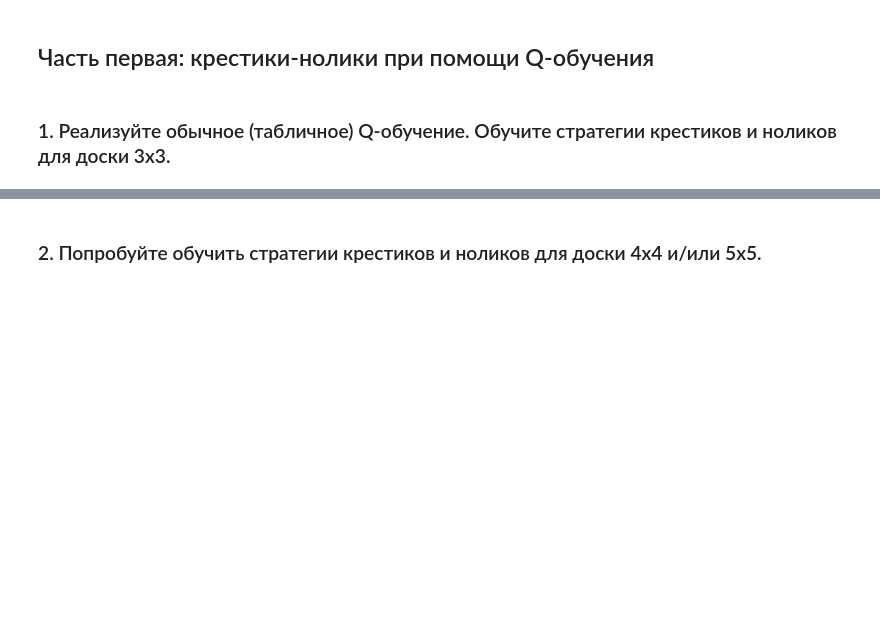
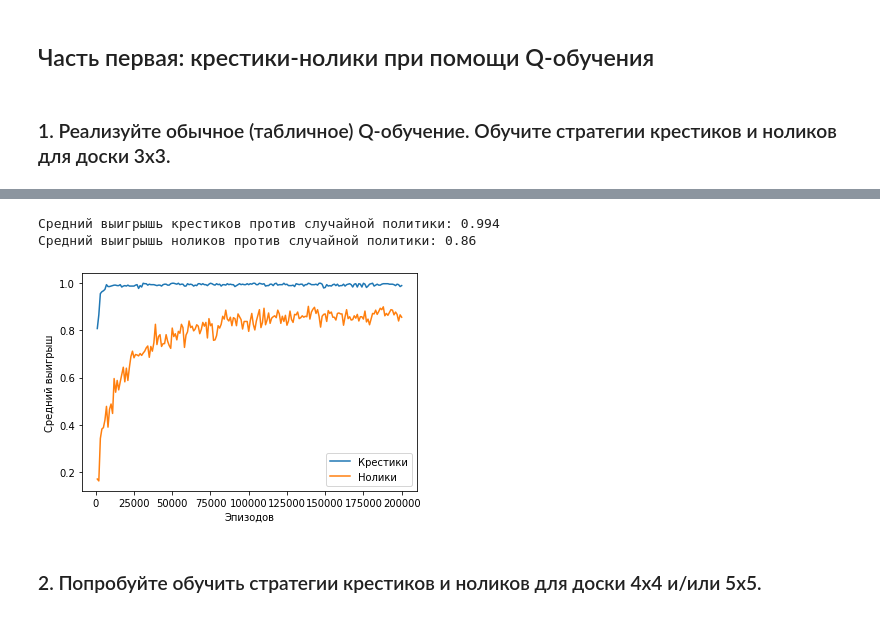
Before and after one commit to robertspb/3-dl-hw-2, a Jupyter notebook: DL_RL_HW2.ipynb, the cells around one changed output, grey strips where cells are left out. Saved outputs shown, nothing was run; the diff lists cells and outputs as text; code cells hidden in the pictures; blank space fills up the shorter version.

```diff
--- a/DL_RL_HW2.ipynb
+++ b/DL_RL_HW2.ipynb
@@ -186,0 +286,29 @@ def plot_test_game(env, pi1, pi2, random_crosses=False, random_naughts=True, ver
+# %%
+def run_experiment(env, p_1, p_2, episodes, test_each, print_each):
+  indexes, crosses, noughts = [], [], []
+
+  for i in tqdm.tqdm(range(1, episodes + 1)):
+    QLearning(env, p_1, p_2)
+    if i % test_each == 0:
+      cross = compare_p(env, p_1=p_1, p_2=None, episodes_num=500)
+      nought = -compare_p(env, p_1=None, p_2=p_2, episodes_num=500)
+      indexes.append(i)
+      crosses.append(cross)
+      noughts.append(nought)
+    if i % print_each == 0:
+      print(f'Episode {i}, cross reward: {cross}, nought reward: {nought}')
+
+  indexes, crosses, noughts = np.array(indexes), np.array(crosses), np.array(noughts)
+  results = np.vstack((indexes, crosses, noughts))
+
+  return results
+# %%
+p_1 = Policy()
+p_2 = Policy()
+env = TicTacToe(3, 3, 3)
+
+episodes = 200000
+test_each = 1000
+print_each = 20000
+
+results_1 = run_experiment(env, p_1, p_2, episodes, test_each, print_each)
@@ -187,2 +326,17 @@ def plot_test_game(env, pi1, pi2, random_crosses=False, random_naughts=True, ver
+# %%
+def plot_results(results):
+    plt.xlabel('Эпизодов')
+    plt.ylabel('Средний выигрыш')
+    plt.plot(results[0], results[1], label='Крестики')
+    plt.plot(results[0], results[2], label='Нолики')
+    plt.legend()
+# %%
+plot_results(results_1)
+print(f'Средний выигрышь крестиков против случайной политики: {np.round(np.mean(results_1[1][-100:-1]), 3)}')
+print(f'Средний выигрышь ноликов против случайной политики: {np.round(np.mean(results_1[2][-100:-1]), 3)}')
+# %% [output]
+Средний выигрышь крестиков против случайной политики: 0.994
+Средний выигрышь ноликов против случайной политики: 0.86
+[figure, added]
 # %% [markdown]
 ### 2. Попробуйте обучить стратегии крестиков и ноликов для доски 4х4 и/или 5х5.
```
Also changed, not shown: parts of 15 cells of this notebook.
